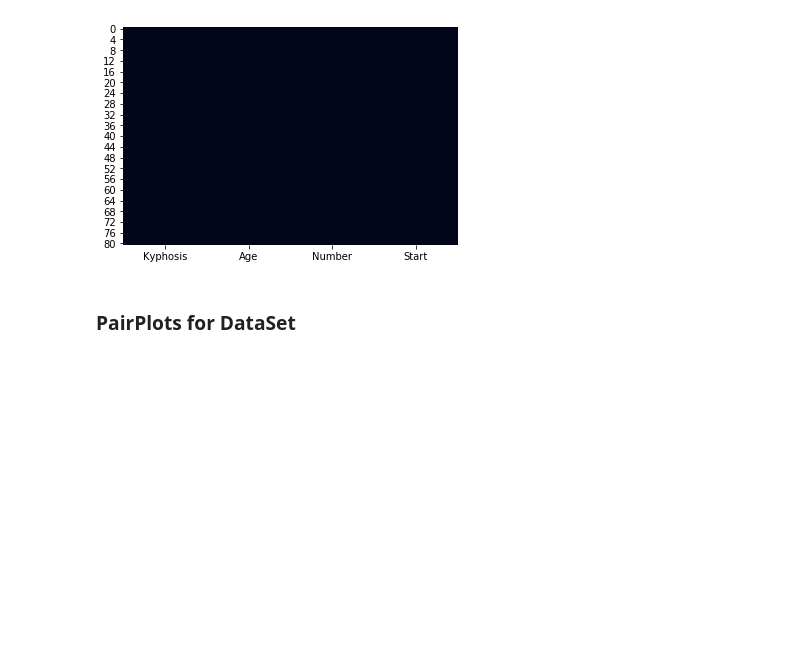
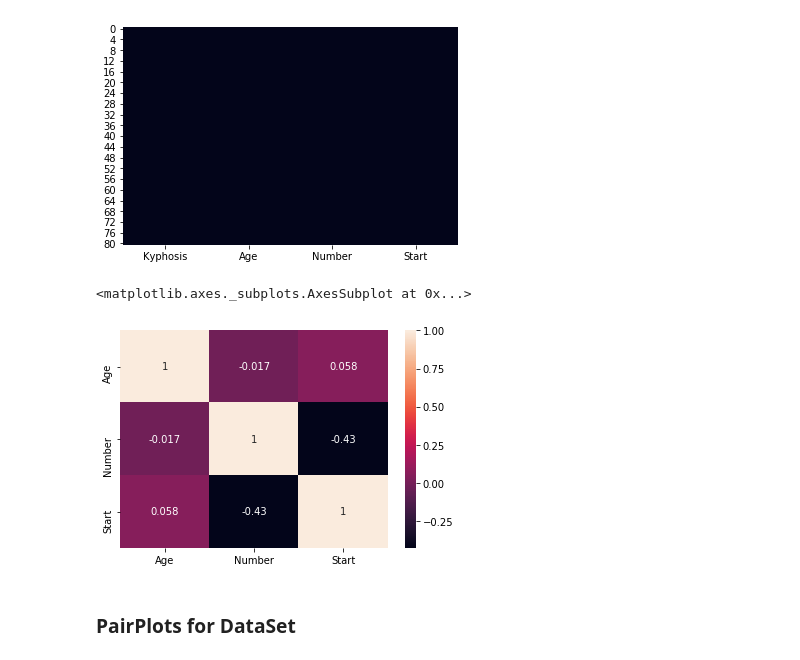
Before and after one commit to AprameyaGupta/kyphosis_disease_prediction, a Jupyter notebook: model.ipynb, the cells around one changed output. Cells and saved outputs as stored; diff of their text form; code cells hidden in the pictures; blank space fills up the shorter version.

```diff
--- a/model.ipynb
+++ b/model.ipynb
@@ -59,6 +59,11 @@ sns.heatmap(kyphosis_data.isnull(), cbar=False)
 # %% [output]
 <matplotlib.axes._subplots.AxesSubplot at 0x...>
 [figure]
+# %%
+sns.heatmap(kyphosis_data.corr(), annot=True)
+# %% [output]
+<matplotlib.axes._subplots.AxesSubplot at 0x...>
+[figure, added]
 # %% [markdown]
 ### PairPlots for DataSet
 # %%
```
